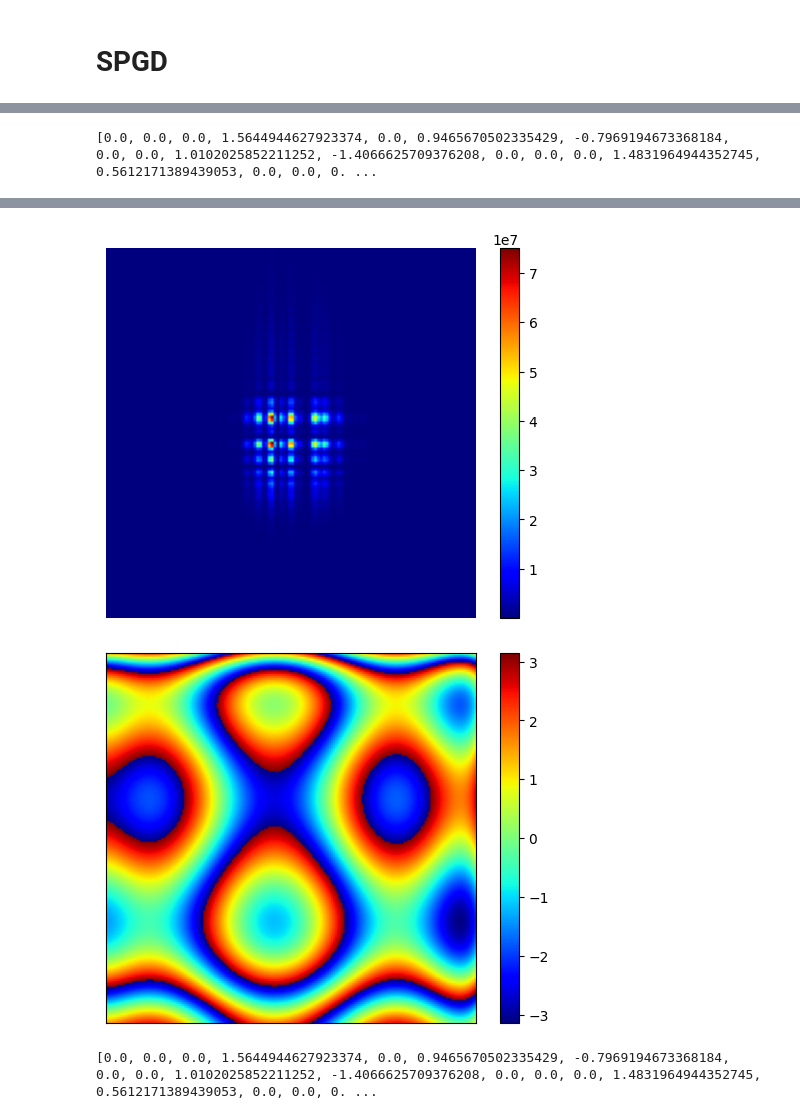
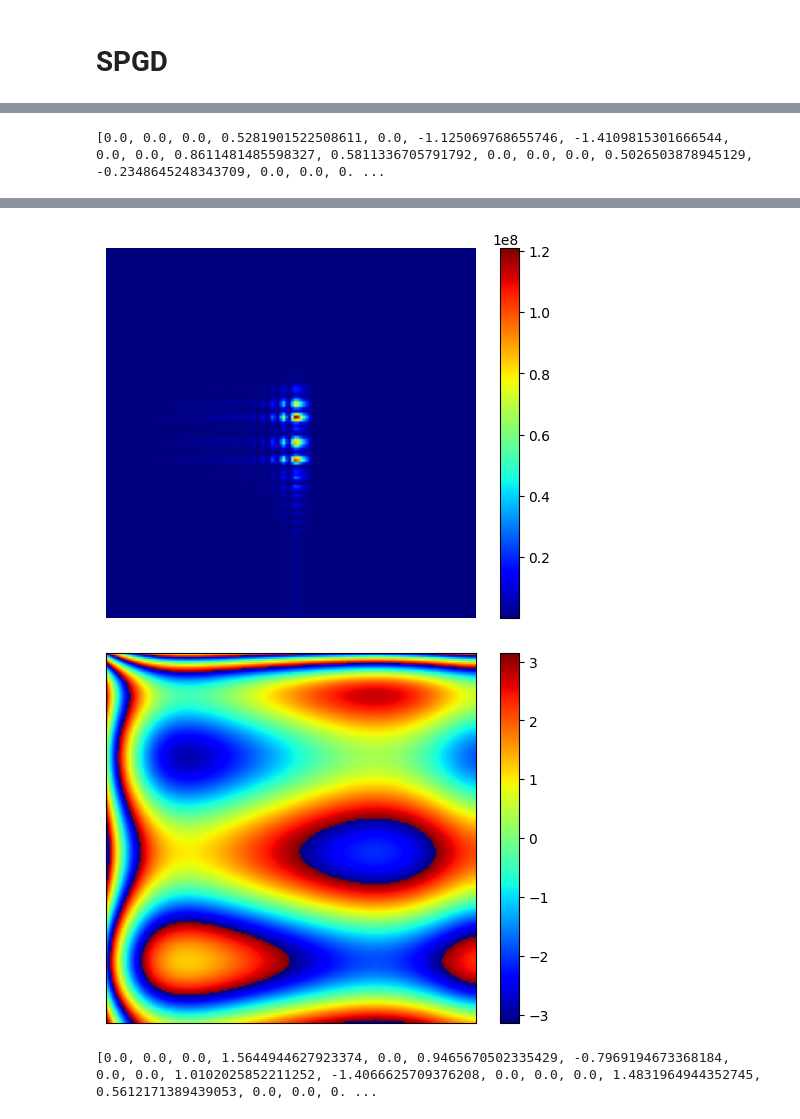
Before and after one commit to inagetsutomu/lab, a Jupyter notebook: SPGD.ipynb, the cells around one changed output, grey strips where cells are left out. Saved outputs shown, nothing was run; the diff lists cells and outputs as text; code cells hidden in the pictures.

```diff
--- a/SPGD.ipynb
+++ b/SPGD.ipynb
@@ -642,31 +503,0 @@ B = Legendre_basis_6(x, y)
-# %%
-coef = [0.0] * 28
-pupil = make_wavefront_oblique(coef, 0.0e-4, 0.0e-4)
-# コヒーレント結像
-object_img = obA * np.exp(obP * 1j)
-object_imgFT = np.fft.fftshift(np.fft.fft2(object_img))
-imSeqLowFT = object_imgFT * pupil
-exp_field = np.fft.ifft2(np.fft.ifftshift(imSeqLowFT))
-exp_intensity = np.abs(exp_field)**2
-scale = np.max(exp_intensity)
-exp_intensity = photon * exp_intensity/scale
-exp_intensity = np.abs(addGaussianNoise(exp_intensity))
-exp_intensity = exp_intensity/photon*scale
-
-#ノイズ除去
-exp_intensity = np.expand_dims(exp_intensity, axis=-1)
-sigma_est = np.mean(estimate_sigma(exp_intensity, channel_axis=-1))
-
-patch_kw = dict(
-        patch_size=5,  # 5x5 patches
-        patch_distance=6,  # 13x13 search area
-        channel_axis=-1,
-    )
-
-    # fast algorithm, sigma provided
-exp_intensity = denoise_nl_means(
-        exp_intensity, h=0.6 * sigma_est, sigma=sigma_est, fast_mode=True, **patch_kw
-    )
-
-plt.imshow(exp_intensity,cmap='gray')
-plt.show()
@@ -905,14 +734,15 @@ def SPGD(limit, iterations=100, rate=0.5, num=10, rho=0.99, lr = 10):
         _, img_total1 = pseudo_incoherent(coef, theta_x, theta_y, defocus=25e-6, crop_size=256)
         score_delta2 = laplacian_score(img_total2)
         score_delta1 = laplacian_score(img_total1)
-        diffusion = (score_delta1 - score_delta2) * 500
+        diffusion = (score_delta1 - score_delta2) * 200
         print(f'diffusion{diffusion}')
 
         if eta_culc != None:
             # eta = (1/0.03)*(0.03-eta_culc)/eta_culc
-            eta = -534*eta_culc + 18
-            if eta > 10:
-              eta = 10
+            eta = -1200*eta_culc + 28
+            # eta = 2
+            if eta > 3:
+              eta = 3
             if eta < 1.0:
               eta=1.0
             print(f'eta {eta}')
@@ -1064,5 +894,5 @@ plt.show()
 # %%
-SPGD(limit, iterations = 250)
+SPGD(limit, iterations = 250, rate=1.0)
 
 print(coef)
 pupil = make_wavefront_oblique(coef, theta_x, theta_y)
@@ -1144 +974 @@ eta 6.259605233466381
-[0.0, 0.0, 0.0, 1.5644944627923374, 0.0, 0.9465670502335429, -0.7969194673368184, 0.0, 0.0, 1.0102025852211252, -1.4066625709376208, 0.0, 0.0, 0.0, 1.4831964944352745, 0.5612171389439053, 0.0, 0.0, 0. ...
+[0.0, 0.0, 0.0, 0.5281901522508611, 0.0, -1.125069768655746, -1.4109815301666544, 0.0, 0.0, 0.8611481485598327, 0.5811336705791792, 0.0, 0.0, 0.0, 0.5026503878945129, -0.2348645248343709, 0.0, 0.0, 0. ...
@@ -1148,5 +978,5 @@ eta 6.259605233466381
-[figure, old version]
+[figure, new version]
-[figure, old version]
+[figure, new version]
 # %%
 print(coef)
 # %% [output]
```
Also changed, not shown: parts of 7 cells of this notebook.
